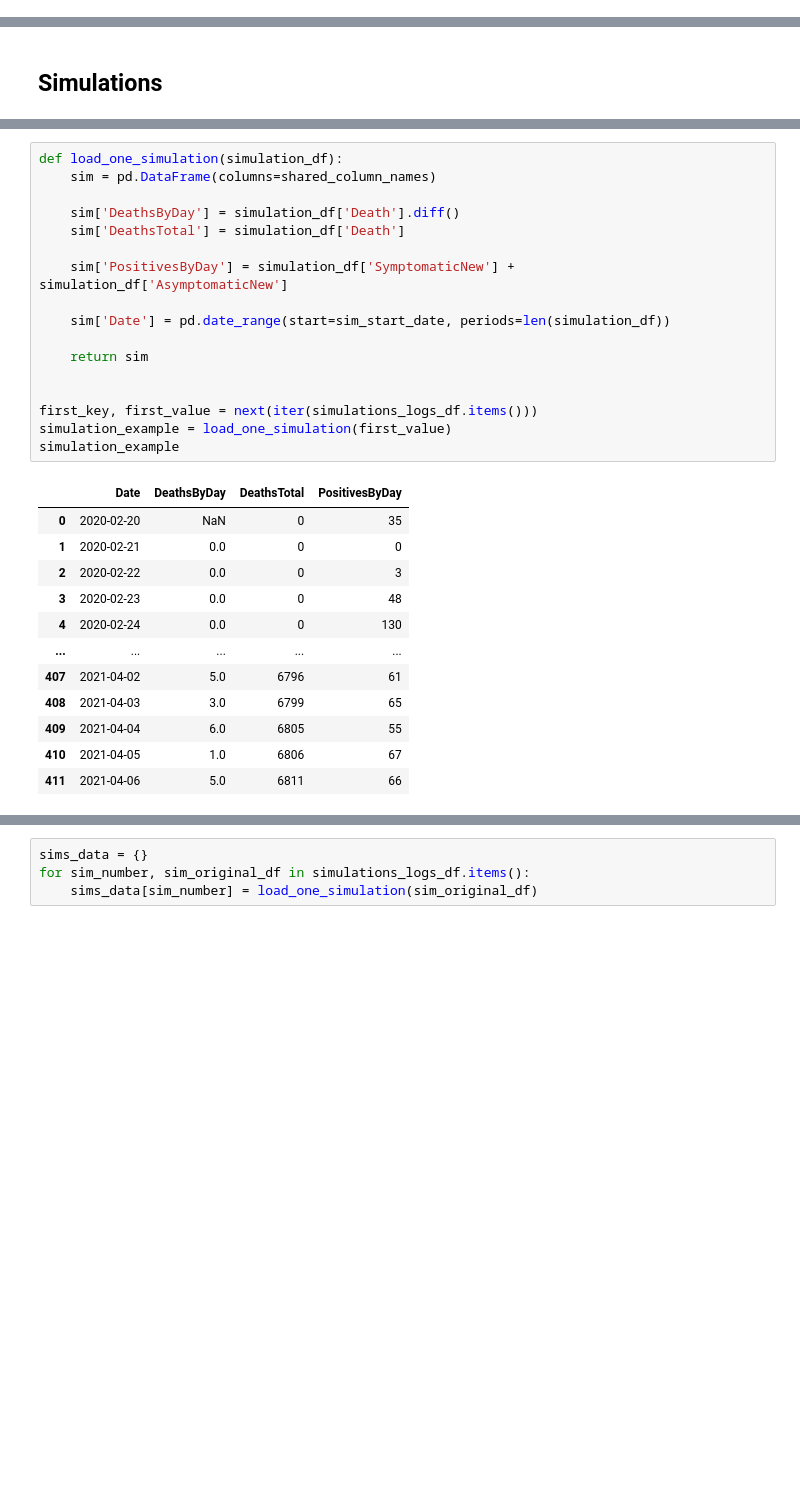
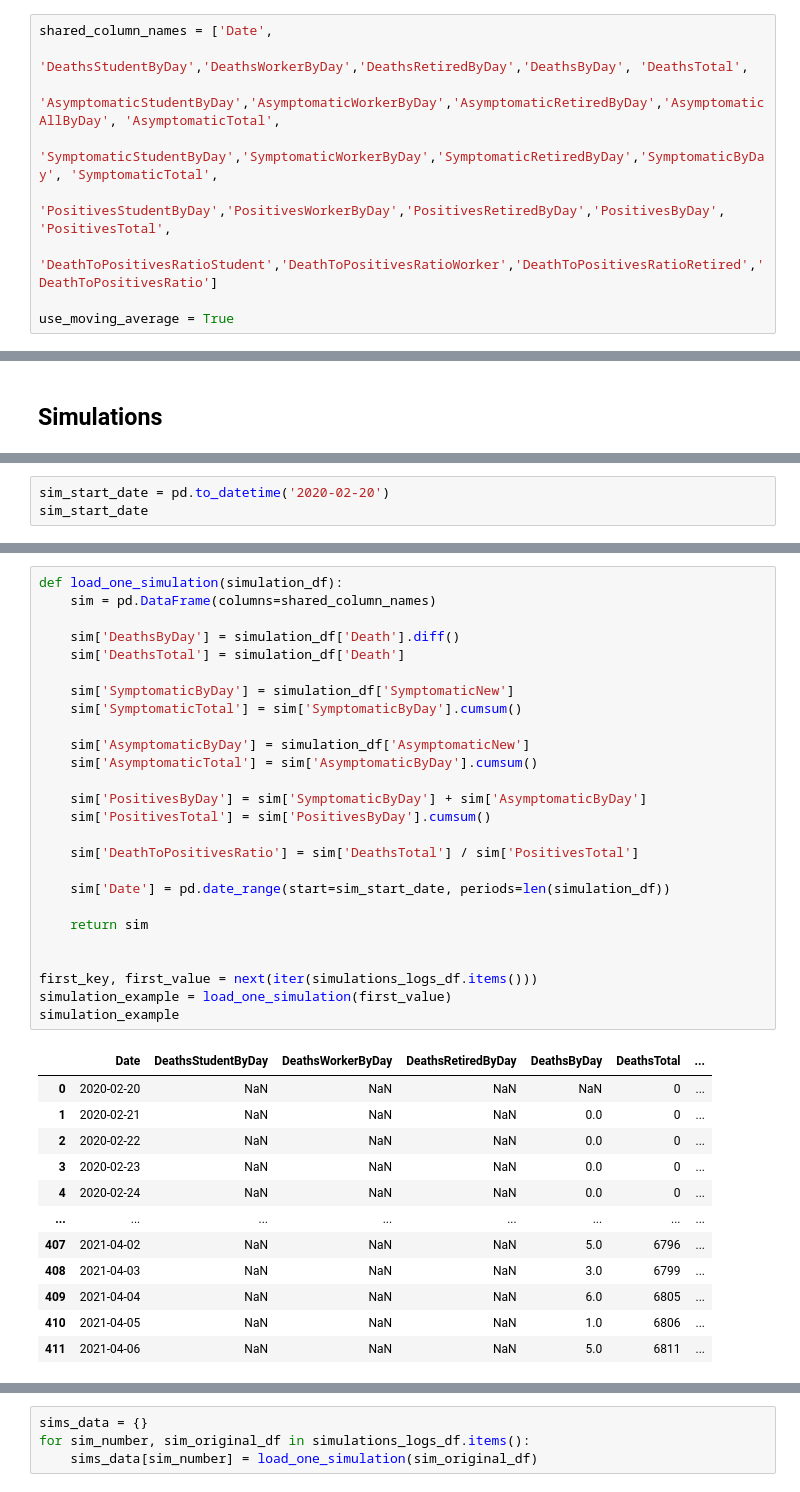
Before and after one commit to CGVGroup/abm-data-analysis, a Jupyter notebook: notebooks/abm-covid.ipynb, the cells around one changed output, grey strips where cells are left out. Saved outputs shown, nothing was run; the diff lists cells and outputs as text; blank space fills up the shorter version.

```diff
--- a/notebooks/abm-covid.ipynb
+++ b/notebooks/abm-covid.ipynb
@@ -198,2 +293,11 @@ use_moving_average = True
+# %%
+shared_column_names = ['Date',
+                       'DeathsStudentByDay','DeathsWorkerByDay','DeathsRetiredByDay','DeathsByDay', 'DeathsTotal',
+                       'AsymptomaticStudentByDay','AsymptomaticWorkerByDay','AsymptomaticRetiredByDay','AsymptomaticAllByDay', 'AsymptomaticTotal',
+                       'SymptomaticStudentByDay','SymptomaticWorkerByDay','SymptomaticRetiredByDay','SymptomaticByDay', 'SymptomaticTotal',
+                       'PositivesStudentByDay','PositivesWorkerByDay','PositivesRetiredByDay','PositivesByDay', 'PositivesTotal',
+                       'DeathToPositivesRatioStudent','DeathToPositivesRatioWorker','DeathToPositivesRatioRetired','DeathToPositivesRatio']
+
+use_moving_average = True
 # %% [markdown]
 ## Turin Real
@@ -233,0 +359,3 @@ Timestamp('2020-02-20 00:00:00')
+# %%
+sim_start_date = pd.to_datetime('2020-02-20')
+sim_start_date
@@ -234,30 +364,39 @@ Timestamp('2020-02-20 00:00:00')
 # %%
 def load_one_simulation(simulation_df):
     sim = pd.DataFrame(columns=shared_column_names)
 
     sim['DeathsByDay'] = simulation_df['Death'].diff()
     sim['DeathsTotal'] = simulation_df['Death']
 
-    sim['PositivesByDay'] = simulation_df['SymptomaticNew'] + simulation_df['AsymptomaticNew']
+    sim['SymptomaticByDay'] = simulation_df['SymptomaticNew']
+    sim['SymptomaticTotal'] = sim['SymptomaticByDay'].cumsum()
+
+    sim['AsymptomaticByDay'] = simulation_df['AsymptomaticNew']
+    sim['AsymptomaticTotal'] = sim['AsymptomaticByDay'].cumsum()
+
+    sim['PositivesByDay'] = sim['SymptomaticByDay'] + sim['AsymptomaticByDay']
+    sim['PositivesTotal'] = sim['PositivesByDay'].cumsum()
+
+    sim['DeathToPositivesRatio'] = sim['DeathsTotal'] / sim['PositivesTotal']
 
     sim['Date'] = pd.date_range(start=sim_start_date, periods=len(simulation_df))
 
     return sim
 
 
 first_key, first_value = next(iter(simulations_logs_df.items()))
 simulation_example = load_one_simulation(first_value)
 simulation_example
 # %% [output]
-|  | Date | DeathsByDay | DeathsTotal | PositivesByDay |
-| 0 | 2020-02-20 | NaN | 0 | 35 |
-| 1 | 2020-02-21 | 0.0 | 0 | 0 |
-| 2 | 2020-02-22 | 0.0 | 0 | 3 |
-| 3 | 2020-02-23 | 0.0 | 0 | 48 |
-| 4 | 2020-02-24 | 0.0 | 0 | 130 |
-| ... | ... | ... | ... | ... |
-| 407 | 2021-04-02 | 5.0 | 6796 | 61 |
-| 408 | 2021-04-03 | 3.0 | 6799 | 65 |
-| 409 | 2021-04-04 | 6.0 | 6805 | 55 |
-| 410 | 2021-04-05 | 1.0 | 6806 | 67 |
-| 411 | 2021-04-06 | 5.0 | 6811 | 66 |
+|  | Date | DeathsStudentByDay | DeathsWorkerByDay | DeathsRetiredByDay | DeathsByDay | DeathsTotal | ... |
+| 0 | 2020-02-20 | NaN | NaN | NaN | NaN | 0 | ... |
+| 1 | 2020-02-21 | NaN | NaN | NaN | 0.0 | 0 | ... |
+| 2 | 2020-02-22 | NaN | NaN | NaN | 0.0 | 0 | ... |
+| 3 | 2020-02-23 | NaN | NaN | NaN | 0.0 | 0 | ... |
+| 4 | 2020-02-24 | NaN | NaN | NaN | 0.0 | 0 | ... |
+| ... | ... | ... | ... | ... | ... | ... | ... |
+| 407 | 2021-04-02 | NaN | NaN | NaN | 5.0 | 6796 | ... |
+| 408 | 2021-04-03 | NaN | NaN | NaN | 3.0 | 6799 | ... |
+| 409 | 2021-04-04 | NaN | NaN | NaN | 6.0 | 6805 | ... |
+| 410 | 2021-04-05 | NaN | NaN | NaN | 1.0 | 6806 | ... |
+| 411 | 2021-04-06 | NaN | NaN | NaN | 5.0 | 6811 | ... |
```
Also changed, not shown: parts of 29 cells of this notebook, 7 other files.
